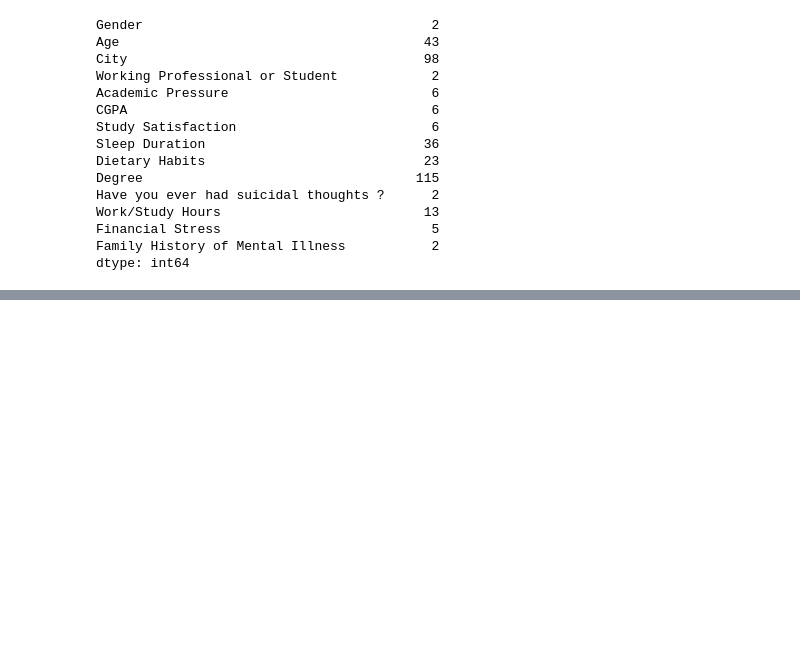
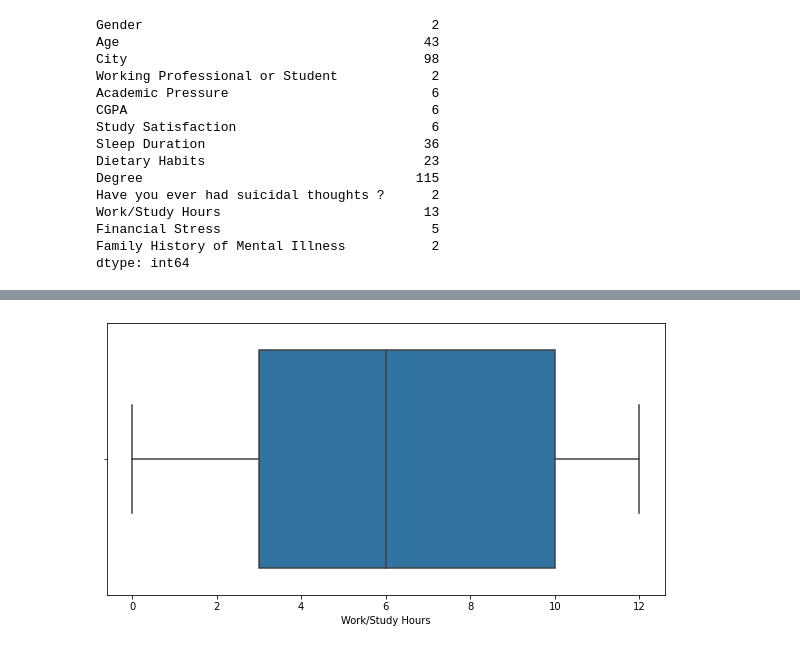
Before and after one commit to 1Anand1/Kaggle_Playground_Series_Season_4_Episode_11_Exploring_Mental_Health_Data, a Jupyter notebook: exploring_mental_health_data.ipynb, the cells around one changed output, grey strips where cells are left out. Drawn from its saved outputs; the diff is of its cells as text; code cells hidden in the pictures; blank space fills up the shorter version.

```diff
--- a/exploring_mental_health_data.ipynb
+++ b/exploring_mental_health_data.ipynb
@@ -274,0 +408,6 @@ dtype: int64
+# %%
+plt.figure(figsize=(10,5))
+sns.boxplot(df_dummies['Work/Study Hours'])
+plt.show()
+# %% [output]
+[figure, added]
```
Also changed, not shown: parts of 25 cells of this notebook.
